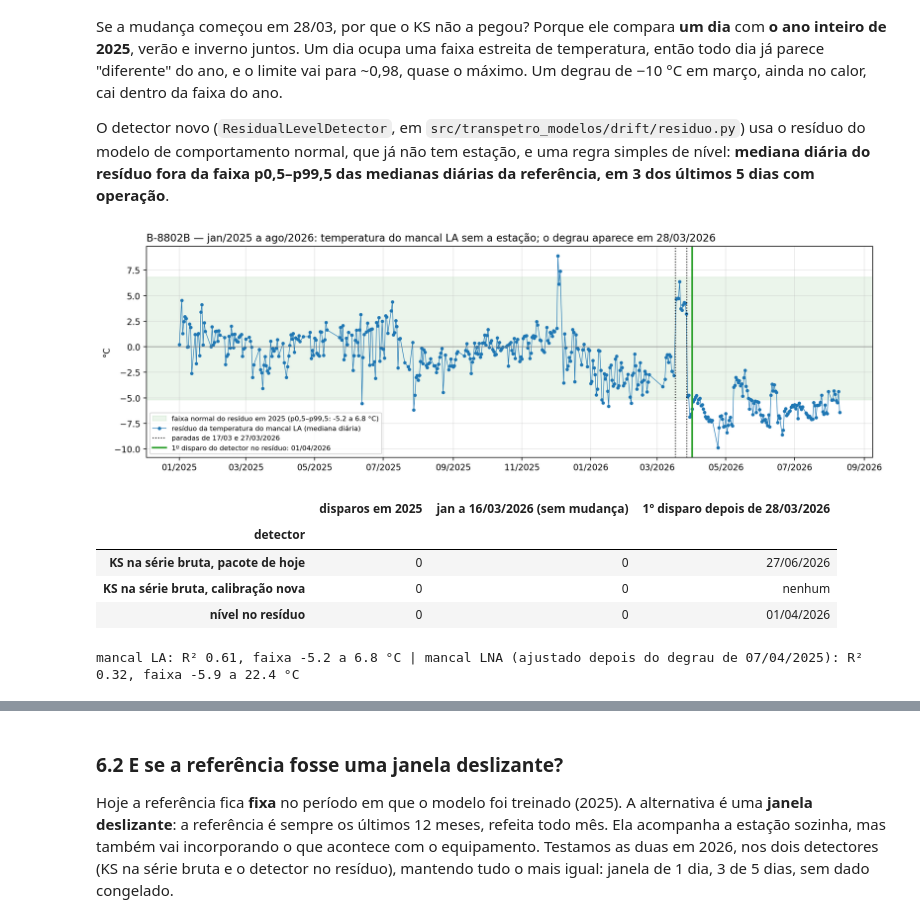
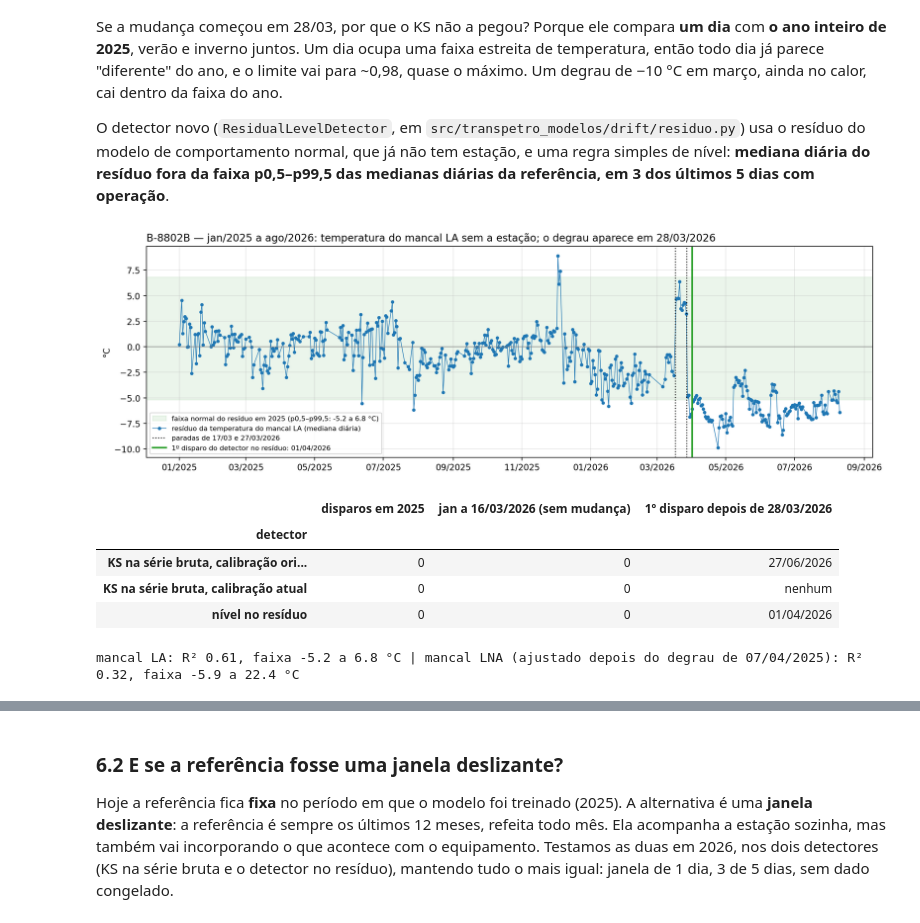
Before and after one commit to SIMPred-Petrobras/transpetro-models, a Jupyter notebook: notebooks/drift/mudanca_conceito_B-8802B.ipynb, the cells around one changed output, grey strips where cells are left out. Drawn from its saved outputs; the diff is of its cells as text; code cells hidden in the pictures.

```diff
--- a/notebooks/drift/mudanca_conceito_B-8802B.ipynb
+++ b/notebooks/drift/mudanca_conceito_B-8802B.ipynb
@@ -310,7 +310,8 @@ serie_atual_bruta =mon._temporal_steps(B_ATUAL, raw)[COLS]
 serie_atual = serie_atual_bruta[~si.frozen_mask(serie_atual_bruta).to_numpy()]
 det_atual = CalibratedKSDetector(serie_atual.loc[:"2025-12-31"], window_size=288, n_reference=mon.M6_NREF, sampling="quantile")
 d_atual, disp_atual = det_atual.scan(serie_atual, reset_gap=mon.M6_RESET_GAP)
-det_pacote = CalibratedKSDetector.from_drift_ref(B_ATUAL / "drift_ref.json")     # como está no bundle hoje
+# calibração original do bundle (até out/2026: sorteio, com o dado congelado na referência); o bundle já foi recalibrado
+det_pacote = CalibratedKSDetector.from_drift_ref(PROJECT_ROOT / "notebooks/drift/dados/drift_ref_B-8802B-2025_original.json")
 _, disp_pacote = det_pacote.scan(serie_atual_bruta)
 c = "Temperatura Bomba LA"
 s25 = serie_atual.loc[:"2025-12-31"]; lo, hi = s25[c].quantile([0.01, 0.99])
@@ -330,9 +331,9 @@ axes[1].xaxis.set_major_formatter(mdates.DateFormatter("%m/%Y")); plt.tight_layo
 
 fmt = lambda f: "; ".join(f"{t:%d/%m/%Y} ({', '.join(s)})" for t, s in f) or "nenhum"
 pd.DataFrame([
-    {"calibração": "como está no pacote hoje (sorteio, com dado congelado)",
+    {"calibração": "calibração original do pacote (sorteio, com dado congelado)",
      **{k: round(v, 3) for k, v in zip(det_pacote.feature_names, det_pacote.d_crit)}, "disparos": fmt(disp_pacote)},
-    {"calibração": "como o monitor calibra agora (quantis, sem dado congelado)",
+    {"calibração": "calibração atual (quantis, sem dado congelado)",
      **{k: round(v, 3) for k, v in zip(det_atual.feature_names, det_atual.d_crit)}, "disparos": fmt(disp_atual)},
 ]).set_index("calibração")
 # %% [output]
@@ -454,37 +455,37 @@ res_d, disp_nivel = det_res.scan(todos)
 faixa = det_res.band
 fig, ax = plt.subplots(figsize=(13, 4.2))
 ax.axhspan(*faixa, color="green", alpha=0.08, label=f"faixa normal do resíduo em 2025 (p0,5–p99,5: {faixa[0]:.1f} a {faixa[1]:.1f} °C)")
 ax.plot(res_d.index, res_d, marker=".", linewidth=0.7, label="resíduo da temperatura do mancal LA (mediana diária)")
 ax.axhline(0, color="gray", linewidth=0.8)
 for n, (a, b) in enumerate(PARADAS):
     ax.axvline(pd.Timestamp(a), color="black", linestyle=":", linewidth=1.2, label="paradas de 17/03 e 27/03/2026" if n == 0 else None)
 d1 = [t for t in disp_nivel if t.year == 2026][0]
 ax.axvline(d1, color="tab:green", linewidth=2, label=f"1º disparo do detector no resíduo: {d1:%d/%m/%Y}")
 ax.set_ylabel("°C"); ax.grid(alpha=0.3); ax.legend(loc="lower left", fontsize=8)
 ax.set_title("B-8802B — jan/2025 a ago/2026: temperatura do mancal LA sem a estação; o degrau aparece em 28/03/2026", loc="left")
 ax.xaxis.set_major_formatter(mdates.DateFormatter("%m/%Y")); plt.tight_layout(); plt.show()
 
 conta = lambda disp, a, b: sum(pd.Timestamp(a) <= t <= pd.Timestamp(b) for t in disp)
 primeiro = lambda disp: next((f"{t:%d/%m/%Y}" for t in disp if t >= pd.Timestamp("2026-03-28")), "nenhum")
 linhas = []
-for nome, ts in [("KS na série bruta, pacote de hoje", [t for t, s in disp_pacote if "Temperatura Bomba LA" in s]),
-                 ("KS na série bruta, calibração nova", [t for t, s in disp_atual if "Temperatura Bomba LA" in s]),
+for nome, ts in [("KS na série bruta, calibração original", [t for t, s in disp_pacote if "Temperatura Bomba LA" in s]),
+                 ("KS na série bruta, calibração atual", [t for t, s in disp_atual if "Temperatura Bomba LA" in s]),
                  ("nível no resíduo", disp_nivel)]:
     linhas.append({"detector": nome, "disparos em 2025": conta(ts, "2025-01-01", "2025-12-31"),
                    "jan a 16/03/2026 (sem mudança)": conta(ts, "2026-01-01", "2026-03-16"),
                    "1º disparo depois de 28/03/2026": primeiro(ts)})
 display(pd.DataFrame(linhas).set_index("detector"))
 
 # o mesmo detector no outro mancal: a regressão não explica bem a temperatura LNA (degrau em abr/2025 no treino)
 det_lna = ResidualLevelDetector("Temperatura Bomba LNA", XR).fit(todos.loc["2025-04-08":"2025-12-31"])
 print(f"mancal LA: R² {det_res.r2:.2f}, faixa {faixa[0]:.1f} a {faixa[1]:.1f} °C | mancal LNA (ajustado depois do degrau "
       f"de 07/04/2025): R² {det_lna.r2:.2f}, faixa {det_lna.band[0]:.1f} a {det_lna.band[1]:.1f} °C")
 # %% [output]
 [figure]
 |  | disparos em 2025 | jan a 16/03/2026 (sem mudança) | 1º disparo depois de 28/03/2026 |
 | detector |  |  |  |
-| KS na série bruta, pacote de hoje | 0 | 0 | 27/06/2026 |
-| KS na série bruta, calibração nova | 0 | 0 | nenhum |
+| KS na série bruta, calibração ori... | 0 | 0 | 27/06/2026 |
+| KS na série bruta, calibração atual | 0 | 0 | nenhum |
 | nível no resíduo | 0 | 0 | 01/04/2026 |
 mancal LA: R² 0.61, faixa -5.2 a 6.8 °C | mancal LNA (ajustado depois do degrau de 07/04/2025): R² 0.32, faixa -5.9 a 22.4 °C
 # %% [markdown]
```
Also changed, not shown: parts of 4 cells of this notebook, 3 other files.
